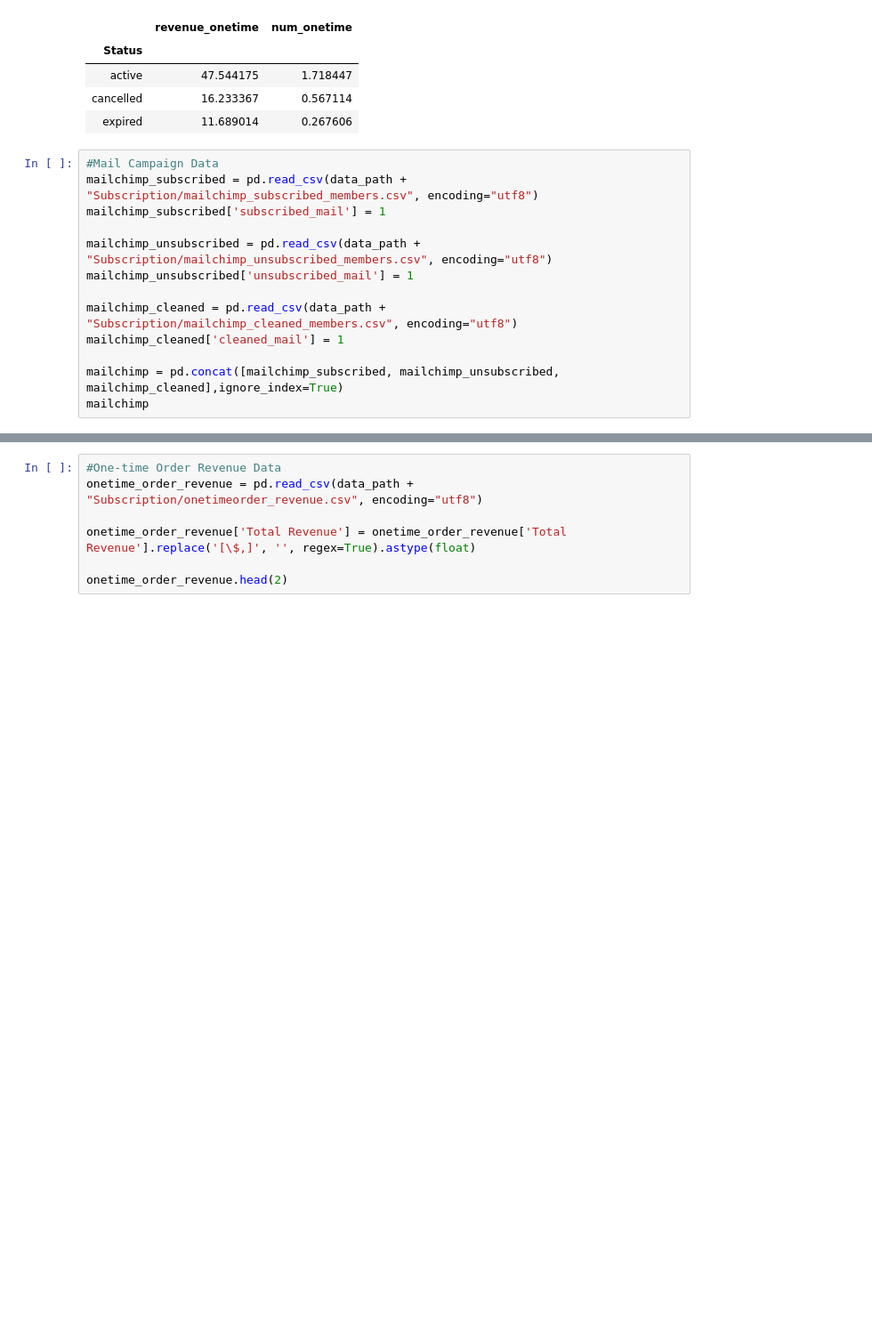
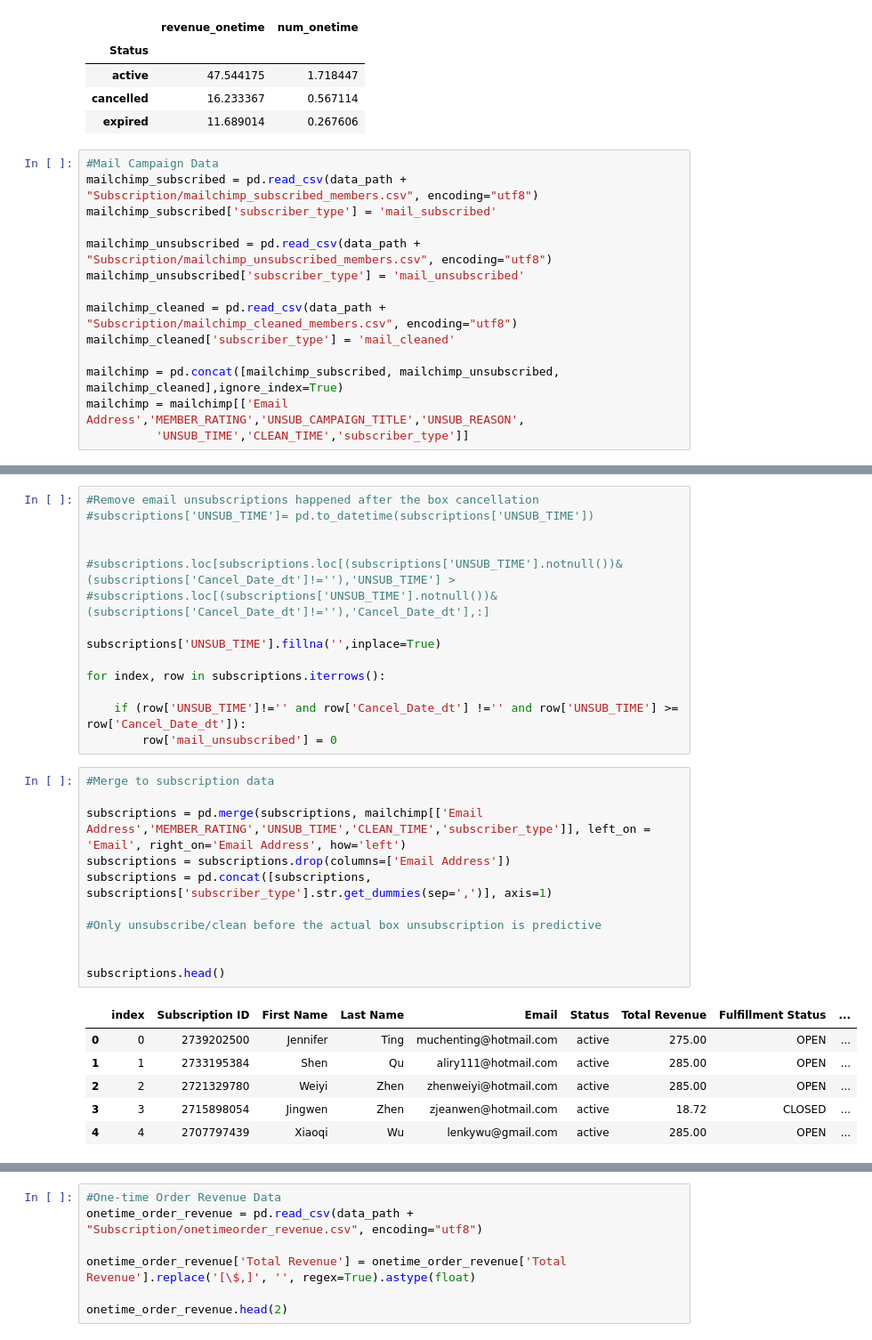
Before and after one commit to Armclimber/Projects, a Jupyter notebook: Capstone2/Subscription - Data Wrangling and EDA.ipynb, the cells around one changed output, grey strips where cells are left out. Shown at 89% size. Saved outputs shown, nothing was run; the diff lists cells and outputs as text; blank space fills up the shorter version.

```diff
--- a/Capstone2/Subscription - Data Wrangling and EDA.ipynb
+++ b/Capstone2/Subscription - Data Wrangling and EDA.ipynb
@@ -835,16 +844,17 @@ subscriptions.groupby('Status').mean()[['revenue_onetime','num_onetime']]
 # %%
 #Mail Campaign Data
 mailchimp_subscribed = pd.read_csv(data_path + "Subscription/mailchimp_subscribed_members.csv", encoding="utf8")
-mailchimp_subscribed['subscribed_mail'] = 1
+mailchimp_subscribed['subscriber_type'] = 'mail_subscribed'
 
 mailchimp_unsubscribed = pd.read_csv(data_path + "Subscription/mailchimp_unsubscribed_members.csv", encoding="utf8")
-mailchimp_unsubscribed['unsubscribed_mail'] = 1
+mailchimp_unsubscribed['subscriber_type'] = 'mail_unsubscribed'
 
 mailchimp_cleaned = pd.read_csv(data_path + "Subscription/mailchimp_cleaned_members.csv", encoding="utf8")
-mailchimp_cleaned['cleaned_mail'] = 1
+mailchimp_cleaned['subscriber_type'] = 'mail_cleaned'
 
 mailchimp = pd.concat([mailchimp_subscribed, mailchimp_unsubscribed, mailchimp_cleaned],ignore_index=True)
-mailchimp
+mailchimp = mailchimp[['Email Address','MEMBER_RATING','UNSUB_CAMPAIGN_TITLE','UNSUB_REASON',
+          'UNSUB_TIME','CLEAN_TIME','subscriber_type']]
 # %% [output]
 of pandas will change to not sort by default.
 
@@ -868,0 +951,32 @@ To retain the current behavior and silence the warning, pass 'sort=True'.
+# %%
+#Remove email unsubscriptions happened after the box cancellation
+#subscriptions['UNSUB_TIME']= pd.to_datetime(subscriptions['UNSUB_TIME'])
+
+
+#subscriptions.loc[subscriptions.loc[(subscriptions['UNSUB_TIME'].notnull())&(subscriptions['Cancel_Date_dt']!=''),'UNSUB_TIME'] >
+#subscriptions.loc[(subscriptions['UNSUB_TIME'].notnull())&(subscriptions['Cancel_Date_dt']!=''),'Cancel_Date_dt'],:]
+
+subscriptions['UNSUB_TIME'].fillna('',inplace=True)
+
+for index, row in subscriptions.iterrows():
+
+    if (row['UNSUB_TIME']!='' and row['Cancel_Date_dt'] !='' and row['UNSUB_TIME'] >= row['Cancel_Date_dt']):
+        row['mail_unsubscribed'] = 0
+# %%
+#Merge to subscription data
+
+subscriptions = pd.merge(subscriptions, mailchimp[['Email Address','MEMBER_RATING','UNSUB_TIME','CLEAN_TIME','subscriber_type']], left_on = 'Email', right_on='Email Address', how='left')
+subscriptions = subscriptions.drop(columns=['Email Address'])
+subscriptions = pd.concat([subscriptions, subscriptions['subscriber_type'].str.get_dummies(sep=',')], axis=1)
+
+#Only unsubscribe/clean before the actual box unsubscription is predictive
+
+
+subscriptions.head()
+# %% [output]
+|  | index | Subscription ID | First Name | Last Name | Email | Status | Total Revenue | Fulfillment Status | ... |
+| 0 | 0 | 2739202500 | Jennifer | Ting | muchenting@hotmail.com | active | 275.00 | OPEN | ... |
+| 1 | 1 | 2733195384 | Shen | Qu | aliry111@hotmail.com | active | 285.00 | OPEN | ... |
+| 2 | 2 | 2721329780 | Weiyi | Zhen | zhenweiyi@hotmail.com | active | 285.00 | OPEN | ... |
+| 3 | 3 | 2715898054 | Jingwen | Zhen | zjeanwen@hotmail.com | active | 18.72 | CLOSED | ... |
+| 4 | 4 | 2707797439 | Xiaoqi | Wu | lenkywu@gmail.com | active | 285.00 | OPEN | ... |
```
Also changed, not shown: parts of 18 cells of this notebook.
